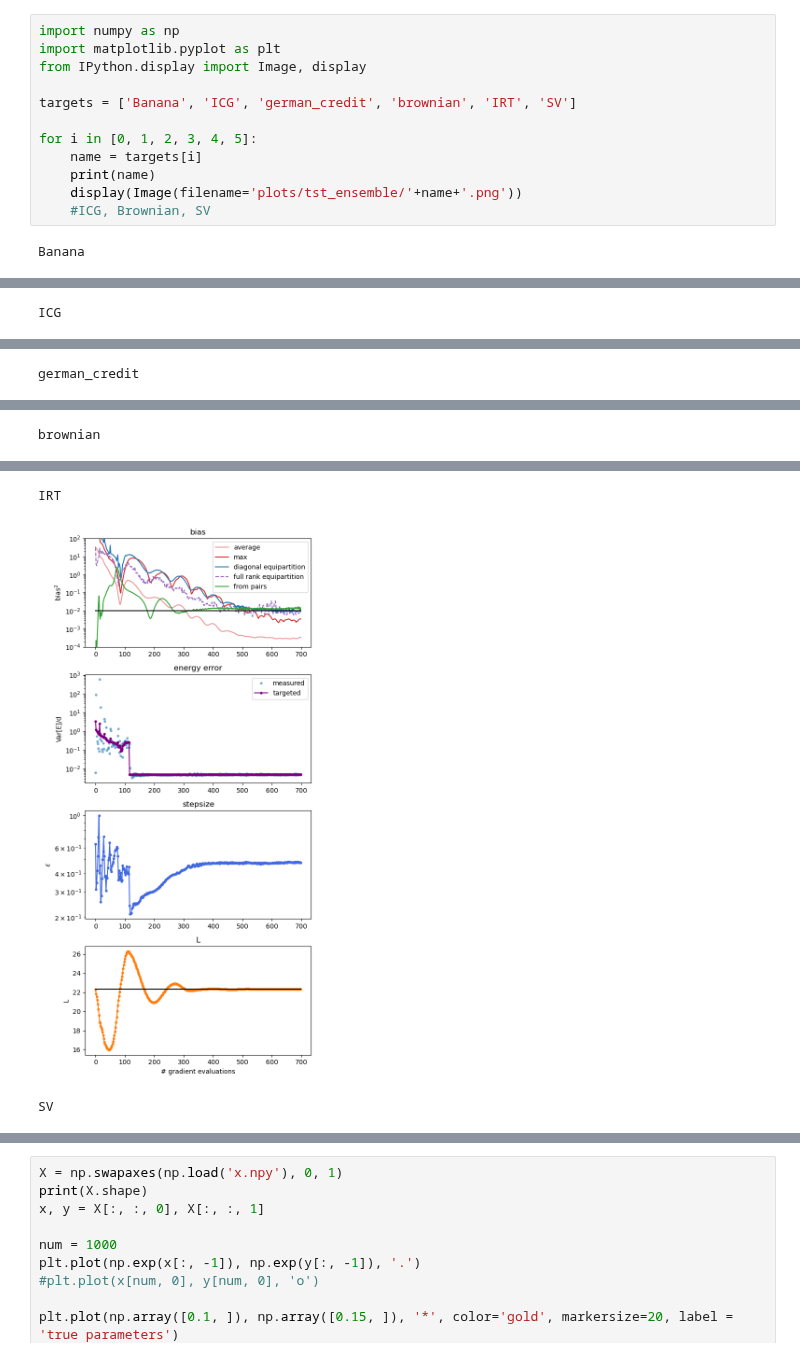
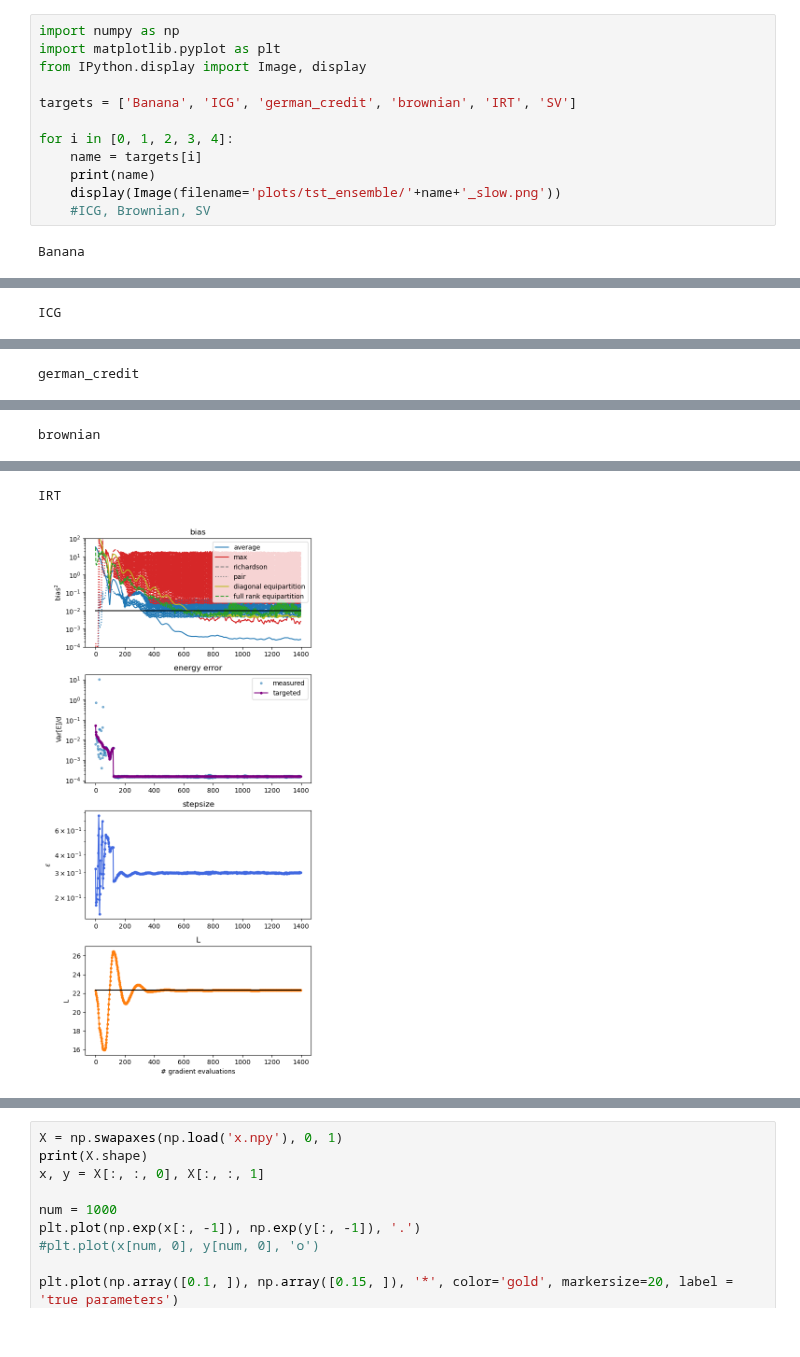
Before and after one commit to JakobRobnik/MicroCanonicalHMC, a Jupyter notebook: tst_ensemble.ipynb, the cells around one changed output, grey strips where cells are left out. Drawn from its saved outputs; the diff is of its cells as text.

```diff
--- a/tst_ensemble.ipynb
+++ b/tst_ensemble.ipynb
@@ -5,10 +5,10 @@ from IPython.display import Image, display
 
 targets = ['Banana', 'ICG', 'german_credit', 'brownian', 'IRT', 'SV']
 
-for i in [0, 1, 2, 3, 4, 5]:
+for i in [0, 1, 2, 3, 4]:
     name = targets[i]
     print(name)
-    display(Image(filename='plots/tst_ensemble/'+name+'.png'))
+    display(Image(filename='plots/tst_ensemble/'+name+'_slow.png'))
     #ICG, Brownian, SV
 # %% [output]
 Banana
@@ -22,3 +22,2 @@ brownian
 IRT
-[figure, old version]
+[figure, new version]
-SV
```
Also changed, not shown: parts of 1 cell of this notebook, 1 other file.
